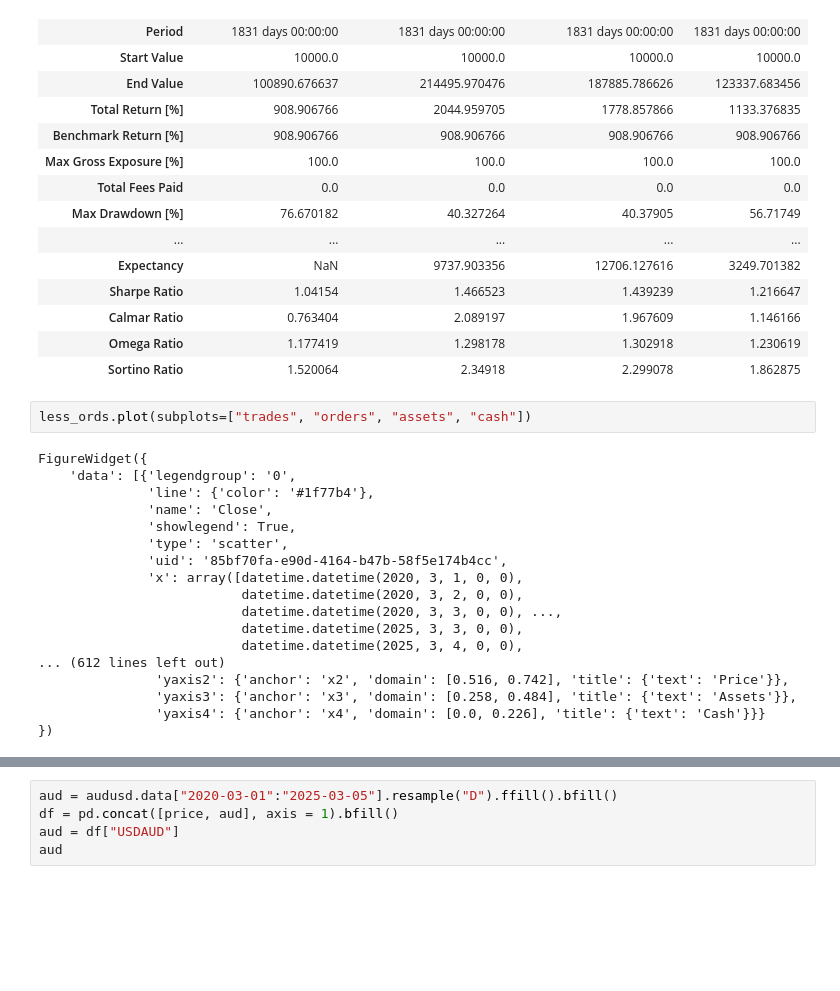
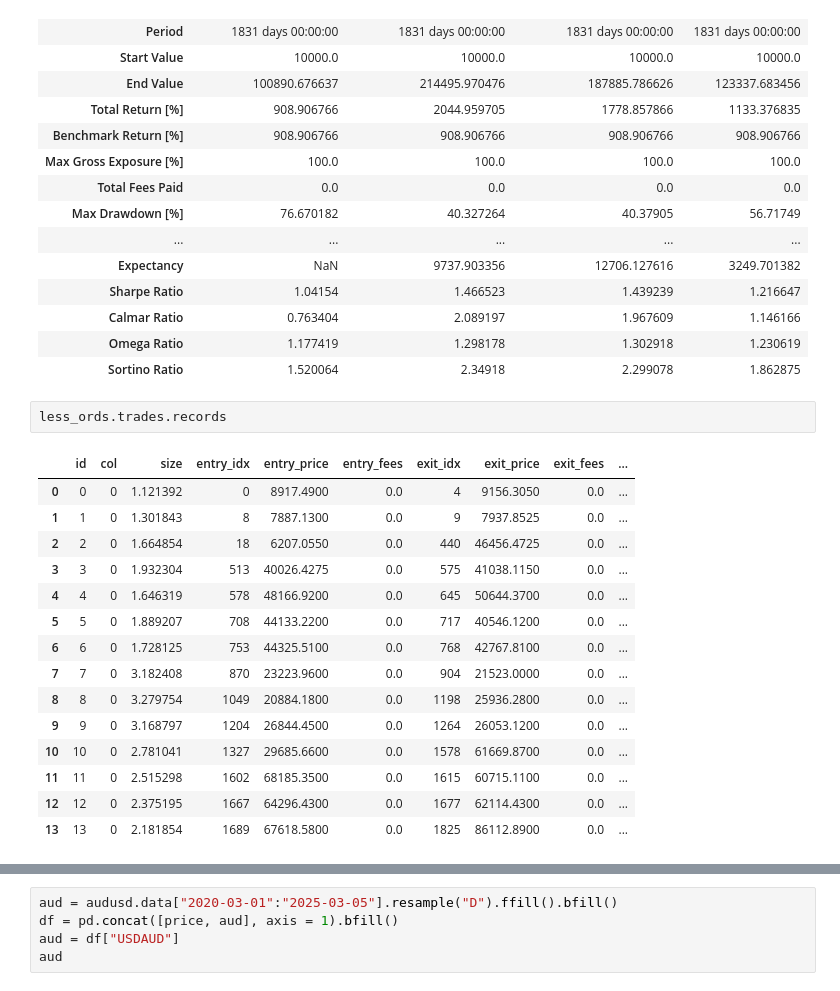
Before and after one commit to HelloThereMatey/vbt_tax, a Jupyter notebook: vbt_bitty_42Macro.ipynb, the cells around one changed output, grey strips where cells are left out. Saved outputs shown, nothing was run; the diff lists cells and outputs as text; blank space fills up the shorter version.

```diff
--- a/vbt_bitty_42Macro.ipynb
+++ b/vbt_bitty_42Macro.ipynb
@@ -277,25 +207,23 @@ fullstats
 | Omega Ratio | 1.177419 | 1.298178 | 1.302918 | 1.230619 |
 | Sortino Ratio | 1.520064 | 2.34918 | 2.299078 | 1.862875 |
 # %%
-less_ords.plot(subplots=["trades", "orders", "assets", "cash"])
+less_ords.trades.records
 # %% [output]
-FigureWidget({
-    'data': [{'legendgroup': '0',
-              'line': {'color': '#1f77b4'},
-              'name': 'Close',
-              'showlegend': True,
-              'type': 'scatter',
-              'uid': '85bf70fa-e90d-4164-b47b-58f5e174b4cc',
-              'x': array([datetime.datetime(2020, 3, 1, 0, 0),
-                          datetime.datetime(2020, 3, 2, 0, 0),
-                          datetime.datetime(2020, 3, 3, 0, 0), ...,
-                          datetime.datetime(2025, 3, 3, 0, 0),
-                          datetime.datetime(2025, 3, 4, 0, 0),
-... (612 lines left out)
-               'yaxis2': {'anchor': 'x2', 'domain': [0.516, 0.742], 'title': {'text': 'Price'}},
-               'yaxis3': {'anchor': 'x3', 'domain': [0.258, 0.484], 'title': {'text': 'Assets'}},
-               'yaxis4': {'anchor': 'x4', 'domain': [0.0, 0.226], 'title': {'text': 'Cash'}}}
-})
+|  | id | col | size | entry_idx | entry_price | entry_fees | exit_idx | exit_price | exit_fees | ... |
+| 0 | 0 | 0 | 1.121392 | 0 | 8917.4900 | 0.0 | 4 | 9156.3050 | 0.0 | ... |
+| 1 | 1 | 0 | 1.301843 | 8 | 7887.1300 | 0.0 | 9 | 7937.8525 | 0.0 | ... |
+| 2 | 2 | 0 | 1.664854 | 18 | 6207.0550 | 0.0 | 440 | 46456.4725 | 0.0 | ... |
+| 3 | 3 | 0 | 1.932304 | 513 | 40026.4275 | 0.0 | 575 | 41038.1150 | 0.0 | ... |
+| 4 | 4 | 0 | 1.646319 | 578 | 48166.9200 | 0.0 | 645 | 50644.3700 | 0.0 | ... |
+| 5 | 5 | 0 | 1.889207 | 708 | 44133.2200 | 0.0 | 717 | 40546.1200 | 0.0 | ... |
+| 6 | 6 | 0 | 1.728125 | 753 | 44325.5100 | 0.0 | 768 | 42767.8100 | 0.0 | ... |
+| 7 | 7 | 0 | 3.182408 | 870 | 23223.9600 | 0.0 | 904 | 21523.0000 | 0.0 | ... |
+| 8 | 8 | 0 | 3.279754 | 1049 | 20884.1800 | 0.0 | 1198 | 25936.2800 | 0.0 | ... |
+| 9 | 9 | 0 | 3.168797 | 1204 | 26844.4500 | 0.0 | 1264 | 26053.1200 | 0.0 | ... |
+| 10 | 10 | 0 | 2.781041 | 1327 | 29685.6600 | 0.0 | 1578 | 61669.8700 | 0.0 | ... |
+| 11 | 11 | 0 | 2.515298 | 1602 | 68185.3500 | 0.0 | 1615 | 60715.1100 | 0.0 | ... |
+| 12 | 12 | 0 | 2.375195 | 1667 | 64296.4300 | 0.0 | 1677 | 62114.4300 | 0.0 | ... |
+| 13 | 13 | 0 | 2.181854 | 1689 | 67618.5800 | 0.0 | 1825 | 86112.8900 | 0.0 | ... |
 # %%
 import plotly.graph_objects as go
 
```
Also changed, not shown: parts of 31 cells of this notebook, 5 other files.
